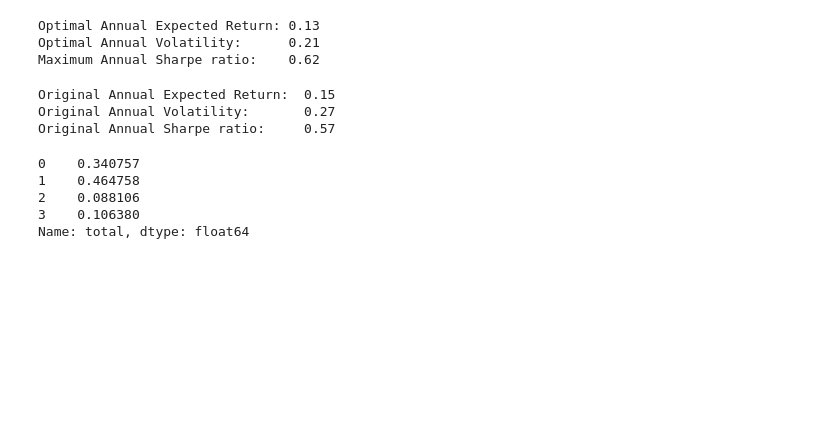
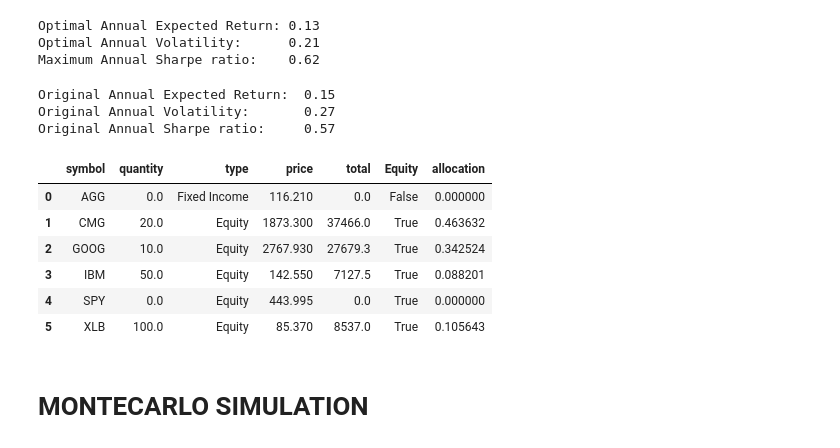
Before and after one commit to woodedlawn/awesome_retirement_portfolio_projector_tool, a Jupyter notebook: jon&pao/PAO&JON_Portfolio.ipynb, the cells around one changed output. Cells and saved outputs as stored; diff of their text form; code cells hidden in the pictures; blank space fills up the shorter version.

```diff
--- a/jon&pao/PAO&JON_Portfolio.ipynb
+++ b/jon&pao/PAO&JON_Portfolio.ipynb
@@ -178,0 +179,13 @@ Total portfolio valus is $81265.60
+# %%
+# ADDED PAOLA -- THIS FUNCTION WE CAN SET APART AND REUSED TO VALUE PORTFOLIOS
+# Extended portfolio
+last_price = []
+for t in portfolio_extended_df['symbol']:
+    last_price.append(all_results_df[t]['close'][-1])
+
+portfolio_extended_df['price'] = last_price
+portfolio_extended_df['total'] = portfolio_extended_df['price'] * portfolio_extended_df['quantity']
+total_portfolio_extended_value = portfolio_extended_df['total'].sum()
+
+display(portfolio_extended_df)
+print(f"Total portfolio valus is ${total_portfolio_extended_value:.2f}")
@@ -477,23 +500,28 @@ Optimal Annual Expected Return: 0.13
 Optimal Annual Volatility:      0.21
 Maximum Annual Sharpe ratio:    0.62
 # %%
-# Return of results (considering Log returns)
+# Return of results (considering Log returns) We will use Abiys with regular returns in presentation.
 # ORIGINAL PORTFOLIO
 portfolio_extended_df['allocation'] = portfolio_extended_df['total'].fillna(0)/portfolio_df['total'].sum()
+portfolio_extended_df['allocation']
 np.array(portfolio_extended_df['allocation'])
 
 [original_expected_return, original_volatility, original_Sharpe_ratio]=get_annual_expected_return_volatility_and_sharpe_ratio(np.array(portfolio_extended_df['allocation']))
 
 print( f"Original Annual Expected Return:  {original_expected_return:.2f}"  )
 print( f"Original Annual Volatility:       {original_volatility:.2f}")
 print( f"Original Annual Sharpe ratio:     {original_Sharpe_ratio:.2f}")
-original_client_portfolio_weights
+portfolio_extended_df
 # %% [output]
 Original Annual Expected Return:  0.15
 Original Annual Volatility:       0.27
 Original Annual Sharpe ratio:     0.57
-0    0.340757
-1    0.464758
-2    0.088106
-3    0.106380
-Name: total, dtype: float64
+|  | symbol | quantity | type | price | total | Equity | allocation |
+| 0 | AGG | 0.0 | Fixed Income | 116.210 | 0.0 | False | 0.000000 |
+| 1 | CMG | 20.0 | Equity | 1873.300 | 37466.0 | True | 0.463632 |
+| 2 | GOOG | 10.0 | Equity | 2767.930 | 27679.3 | True | 0.342524 |
+| 3 | IBM | 50.0 | Equity | 142.550 | 7127.5 | True | 0.088201 |
+| 4 | SPY | 0.0 | Equity | 443.995 | 0.0 | True | 0.000000 |
+| 5 | XLB | 100.0 | Equity | 85.370 | 8537.0 | True | 0.105643 |
+# %% [markdown]
+# MONTECARLO SIMULATION
```
Also changed, not shown: parts of 13 cells of this notebook.
